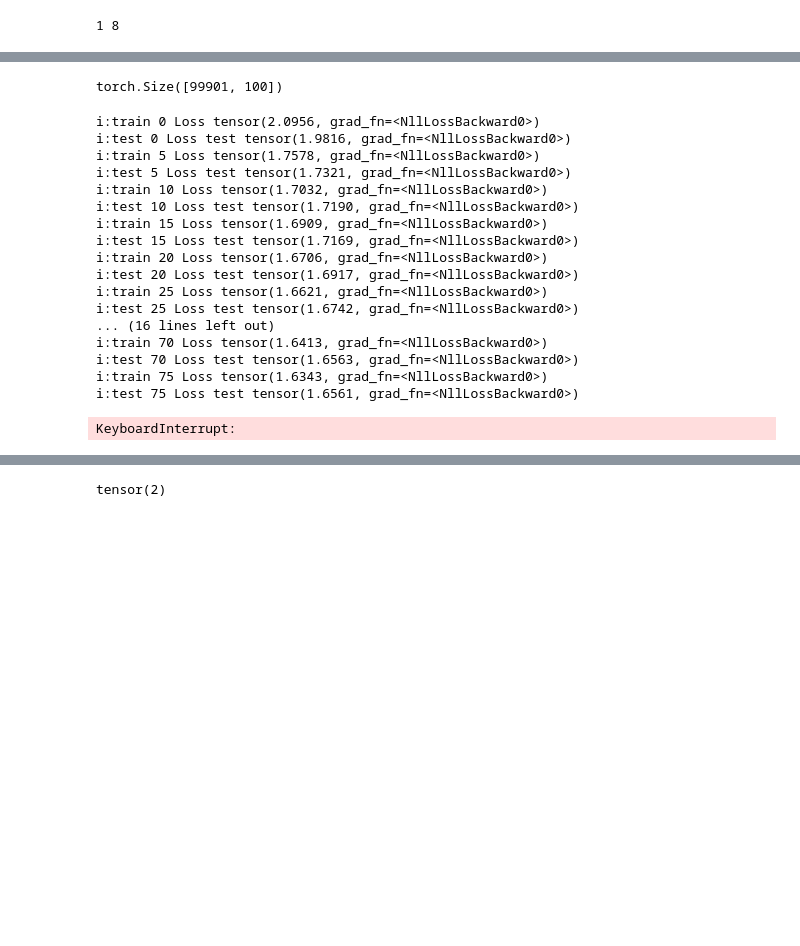
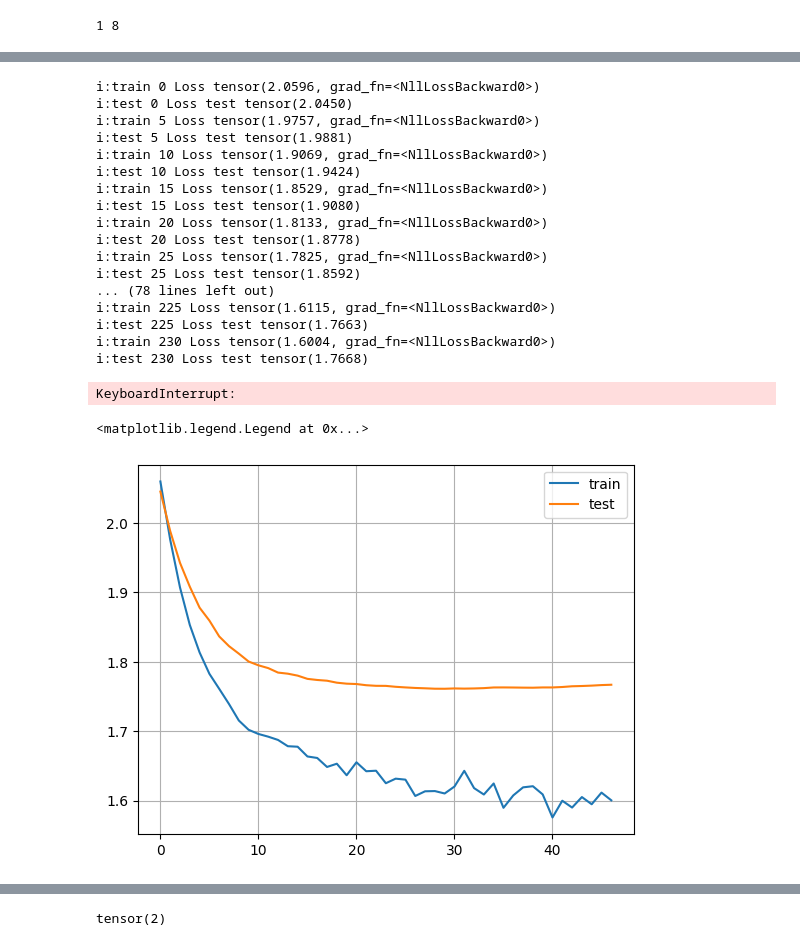
Before and after one commit to pacanada/trading, a Jupyter notebook: notebooks/transformer_model_categorical_univariate.ipynb, the cells around one changed output, grey strips where cells are left out. Saved outputs shown, nothing was run; the diff lists cells and outputs as text; code cells hidden in the pictures; blank space fills up the shorter version.

```diff
--- a/notebooks/transformer_model_categorical_univariate.ipynb
+++ b/notebooks/transformer_model_categorical_univariate.ipynb
@@ -196,4 +222,4 @@ def create_sequences_target(t:np.array, block_size:int):
 # %%
-df_sample = df[df.type=="training"].sample(100000, random_state=42)
-X = create_sequences(df_sample[features].values, config.block_size)
-y = create_sequences_target(df_sample[config.target].values, config.block_size)
+df_sample_test = df[(df.type=="validation_unseen") & (df.pair_name=="xlmeur")]
+X_test = create_sequences(df_sample_test[features].values, config.block_size)
+y_test = create_sequences_target(df_sample_test[config.target].values, config.block_size)
@@ -205,20 +227,17 @@ y_test = create_sequences_target(df_sample_test[config.target].values, config.bl
 m = Transformer(config)
 m=m.train()
 # %%
-EPOCHS = 1000
+EPOCHS = 3000
 #BS = 10
-optimizer = torch.optim.AdamW(m.parameters(), lr=0.001)
+optimizer = torch.optim.AdamW(m.parameters(), lr=0.0005)
 #loss_fn = nn.MSELoss()
-loss_fn = nn.CrossEntropyLoss()
+loss_fn = nn.CrossEntropyLoss()#weight=torch.tensor(weights, dtype=torch.float32))
 # %%
 # 1.63 loss with
 # 1.44 with more features, block size doesnt seem to improve..
-# %%
-X.squeeze().size()
-# %% [output]
-torch.Size([99901, 100])
 # %%
-loss_l = []
+loss_training_l = []
+loss_val_l = []
 
 for i in range(EPOCHS):
     idx=torch.randint(0, X.size()[0], (config.batch_size,))
@@ -231,29 +250,40 @@ for i in range(EPOCHS):
     optimizer.step()
     if i % 5==0:
         print("i:train", i, "Loss", loss)
-        loss_l.append(loss.detach().numpy())
+        loss_training_l.append(loss.detach().numpy())
         # eval
-        m=m.eval()
-        out = m(X_test.squeeze())
-        loss = loss_fn(out.view(-1,config.vocab_size),y_test.view(-1))
-        m.train()
-        print("i:test", i, "Loss test", loss)
+    if i%5==0:
+        with torch.no_grad():
+            m=m.eval()
+            out = m(X_test.squeeze())
+            loss = loss_fn(out.view(-1,config.vocab_size),y_test.view(-1))
+            loss_val_l.append(loss.detach().numpy())
+            m.train()
+            print("i:test", i, "Loss test", loss)
 # %% [output]
-i:train 0 Loss tensor(2.0956, grad_fn=<NllLossBackward0>)
-i:test 0 Loss test tensor(1.9816, grad_fn=<NllLossBackward0>)
-i:train 5 Loss tensor(1.7578, grad_fn=<NllLossBackward0>)
-i:test 5 Loss test tensor(1.7321, grad_fn=<NllLossBackward0>)
-i:train 10 Loss tensor(1.7032, grad_fn=<NllLossBackward0>)
-i:test 10 Loss test tensor(1.7190, grad_fn=<NllLossBackward0>)
-i:train 15 Loss tensor(1.6909, grad_fn=<NllLossBackward0>)
-i:test 15 Loss test tensor(1.7169, grad_fn=<NllLossBackward0>)
-i:train 20 Loss tensor(1.6706, grad_fn=<NllLossBackward0>)
-i:test 20 Loss test tensor(1.6917, grad_fn=<NllLossBackward0>)
-i:train 25 Loss tensor(1.6621, grad_fn=<NllLossBackward0>)
-i:test 25 Loss test tensor(1.6742, grad_fn=<NllLossBackward0>)
-... (16 lines left out)
-i:train 70 Loss tensor(1.6413, grad_fn=<NllLossBackward0>)
-i:test 70 Loss test tensor(1.6563, grad_fn=<NllLossBackward0>)
-i:train 75 Loss tensor(1.6343, grad_fn=<NllLossBackward0>)
-i:test 75 Loss test tensor(1.6561, grad_fn=<NllLossBackward0>)
+i:train 0 Loss tensor(2.0596, grad_fn=<NllLossBackward0>)
+i:test 0 Loss test tensor(2.0450)
+i:train 5 Loss tensor(1.9757, grad_fn=<NllLossBackward0>)
+i:test 5 Loss test tensor(1.9881)
+i:train 10 Loss tensor(1.9069, grad_fn=<NllLossBackward0>)
+i:test 10 Loss test tensor(1.9424)
+i:train 15 Loss tensor(1.8529, grad_fn=<NllLossBackward0>)
+i:test 15 Loss test tensor(1.9080)
+i:train 20 Loss tensor(1.8133, grad_fn=<NllLossBackward0>)
+i:test 20 Loss test tensor(1.8778)
+i:train 25 Loss tensor(1.7825, grad_fn=<NllLossBackward0>)
+i:test 25 Loss test tensor(1.8592)
+... (78 lines left out)
+i:train 225 Loss tensor(1.6115, grad_fn=<NllLossBackward0>)
+i:test 225 Loss test tensor(1.7663)
+i:train 230 Loss tensor(1.6004, grad_fn=<NllLossBackward0>)
+i:test 230 Loss test tensor(1.7668)
 KeyboardInterrupt:
+# %%
+plt.plot(loss_training_l, label="train")
+plt.plot(loss_val_l, label="test")
+plt.grid()
+plt.legend()
+# %% [output]
+<matplotlib.legend.Legend at 0x...>
+[figure, added]
```
Also changed, not shown: parts of 16 cells of this notebook, 6 other files.
